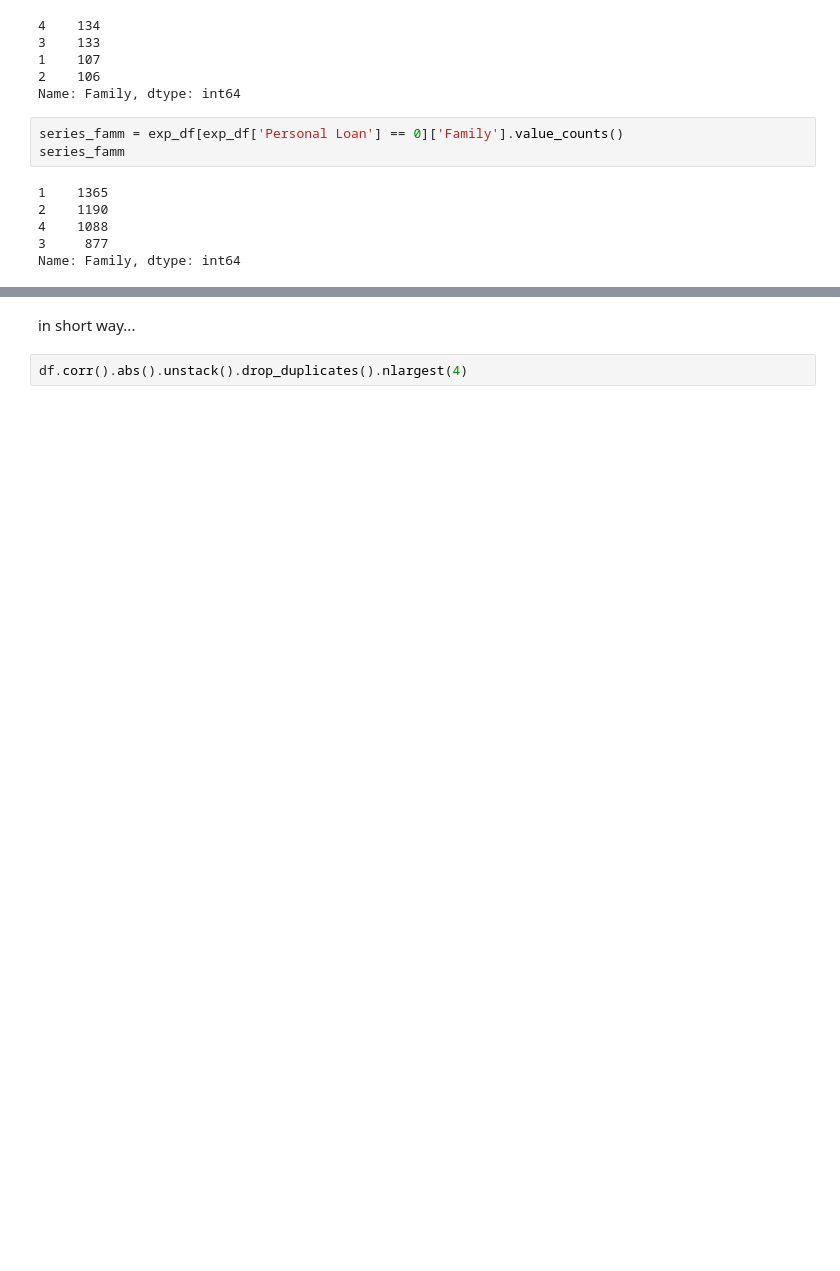
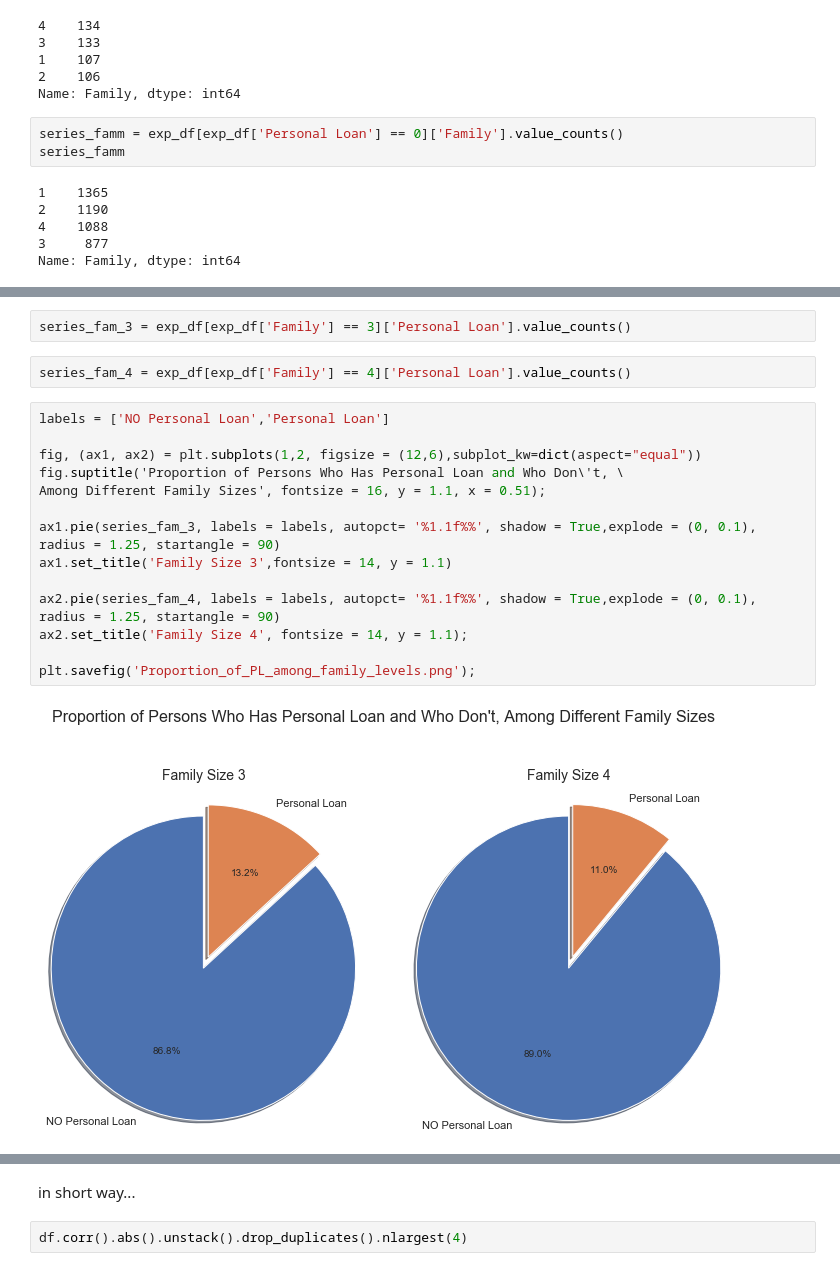
Before and after one commit to Alex-Romanenko/Bank_Looking_For_Clients, a Jupyter notebook: 00_main.ipynb, the cells around one changed output, grey strips where cells are left out. Cells and saved outputs as stored; diff of their text form; blank space fills up the shorter version.

```diff
--- a/00_main.ipynb
+++ b/00_main.ipynb
@@ -980,0 +987,20 @@ plt.savefig('distribution_of_PL_among_CDacc.png')
+# %%
+series_fam_3 = exp_df[exp_df['Family'] == 3]['Personal Loan'].value_counts()
+# %%
+series_fam_4 = exp_df[exp_df['Family'] == 4]['Personal Loan'].value_counts()
+# %%
+labels = ['NO Personal Loan','Personal Loan']
+
+fig, (ax1, ax2) = plt.subplots(1,2, figsize = (12,6),subplot_kw=dict(aspect="equal"))
+fig.suptitle('Proportion of Persons Who Has Personal Loan and Who Don\'t, \
+Among Different Family Sizes', fontsize = 16, y = 1.1, x = 0.51);
+
+ax1.pie(series_fam_3, labels = labels, autopct= '%1.1f%%', shadow = True,explode = (0, 0.1), radius = 1.25, startangle = 90)
+ax1.set_title('Family Size 3',fontsize = 14, y = 1.1)
+
+ax2.pie(series_fam_4, labels = labels, autopct= '%1.1f%%', shadow = True,explode = (0, 0.1), radius = 1.25, startangle = 90)
+ax2.set_title('Family Size 4', fontsize = 14, y = 1.1);
+
+plt.savefig('Proportion_of_PL_among_family_levels.png');
+# %% [output]
+[figure, added]
```
Also changed, not shown: parts of 51 cells of this notebook.
